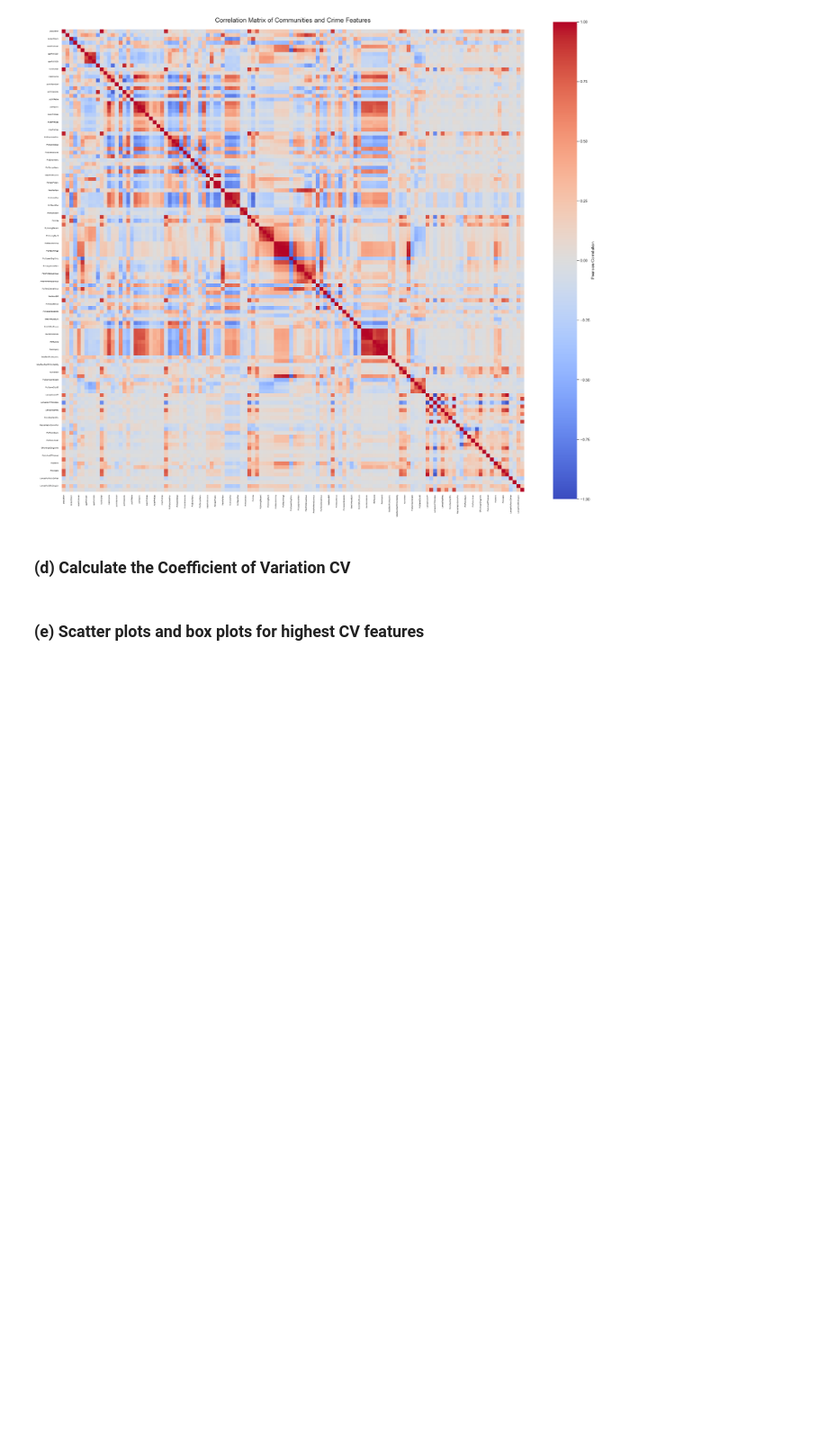
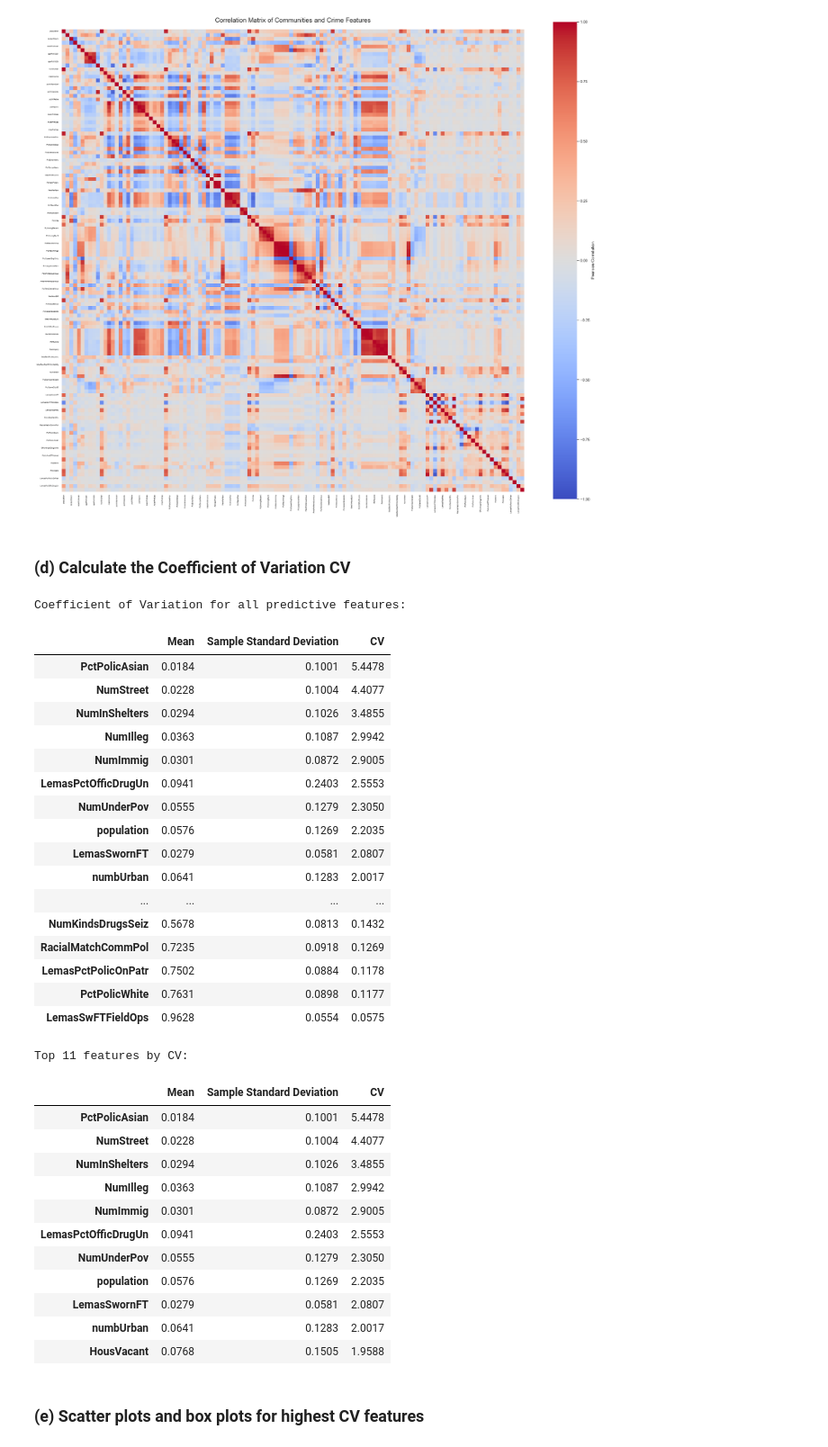
Before and after one commit to manvsatish/dsci-552-hw-5, a Jupyter notebook: notebook/Satish_Manvika_HW5.ipynb, the cells around one changed output. Shown at 90% size. Cells and saved outputs as stored; diff of their text form; code cells hidden in the pictures; blank space fills up the shorter version.

```diff
--- a/notebook/Satish_Manvika_HW5.ipynb
+++ b/notebook/Satish_Manvika_HW5.ipynb
@@ -464,6 +464,58 @@ Correlation matrix shape: (122, 122)
 [figure]
 # %% [markdown]
 ### (d) Calculate the Coefficient of Variation CV
+# %%
+community_feature_means = X_communities_all.mean() #calc mean and sample std dev for every ft
+community_feature_sample_std = X_communities_all.std(ddof=1)
+
+# calculate cv = sample std dev / mean
+community_cv = (community_feature_sample_std / community_feature_means)
+
+#table ranked from highest to lowest cv
+community_cv_table = pd.DataFrame({"Mean": community_feature_means, "Sample Standard Deviation": community_feature_sample_std, "CV": community_cv}).sort_values("CV", ascending=False)
+
+assert community_cv_table.shape == (122, 3)
+assert np.isfinite(community_cv_table["CV"]).all()
+
+print("Coefficient of Variation for all predictive features:")
+
+with pd.option_context("display.max_rows", None):
+    display(community_cv_table.round(4))
+
+print("\nTop 11 features by CV:")
+display(community_cv_table.head(11).round(4))
+# %% [output]
+Coefficient of Variation for all predictive features:
+|  | Mean | Sample Standard Deviation | CV |
+| PctPolicAsian | 0.0184 | 0.1001 | 5.4478 |
+| NumStreet | 0.0228 | 0.1004 | 4.4077 |
+| NumInShelters | 0.0294 | 0.1026 | 3.4855 |
+| NumIlleg | 0.0363 | 0.1087 | 2.9942 |
+| NumImmig | 0.0301 | 0.0872 | 2.9005 |
+| LemasPctOfficDrugUn | 0.0941 | 0.2403 | 2.5553 |
+| NumUnderPov | 0.0555 | 0.1279 | 2.3050 |
+| population | 0.0576 | 0.1269 | 2.2035 |
+| LemasSwornFT | 0.0279 | 0.0581 | 2.0807 |
+| numbUrban | 0.0641 | 0.1283 | 2.0017 |
+| ... | ... | ... | ... |
+| NumKindsDrugsSeiz | 0.5678 | 0.0813 | 0.1432 |
+| RacialMatchCommPol | 0.7235 | 0.0918 | 0.1269 |
+| LemasPctPolicOnPatr | 0.7502 | 0.0884 | 0.1178 |
+| PctPolicWhite | 0.7631 | 0.0898 | 0.1177 |
+| LemasSwFTFieldOps | 0.9628 | 0.0554 | 0.0575 |
+Top 11 features by CV:
+|  | Mean | Sample Standard Deviation | CV |
+| PctPolicAsian | 0.0184 | 0.1001 | 5.4478 |
+| NumStreet | 0.0228 | 0.1004 | 4.4077 |
+| NumInShelters | 0.0294 | 0.1026 | 3.4855 |
+| NumIlleg | 0.0363 | 0.1087 | 2.9942 |
+| NumImmig | 0.0301 | 0.0872 | 2.9005 |
+| LemasPctOfficDrugUn | 0.0941 | 0.2403 | 2.5553 |
+| NumUnderPov | 0.0555 | 0.1279 | 2.3050 |
+| population | 0.0576 | 0.1269 | 2.2035 |
+| LemasSwornFT | 0.0279 | 0.0581 | 2.0807 |
+| numbUrban | 0.0641 | 0.1283 | 2.0017 |
+| HousVacant | 0.0768 | 0.1505 | 1.9588 |
 # %% [markdown]
 ### (e) Scatter plots and box plots for highest CV features
 # %% [markdown]
```
